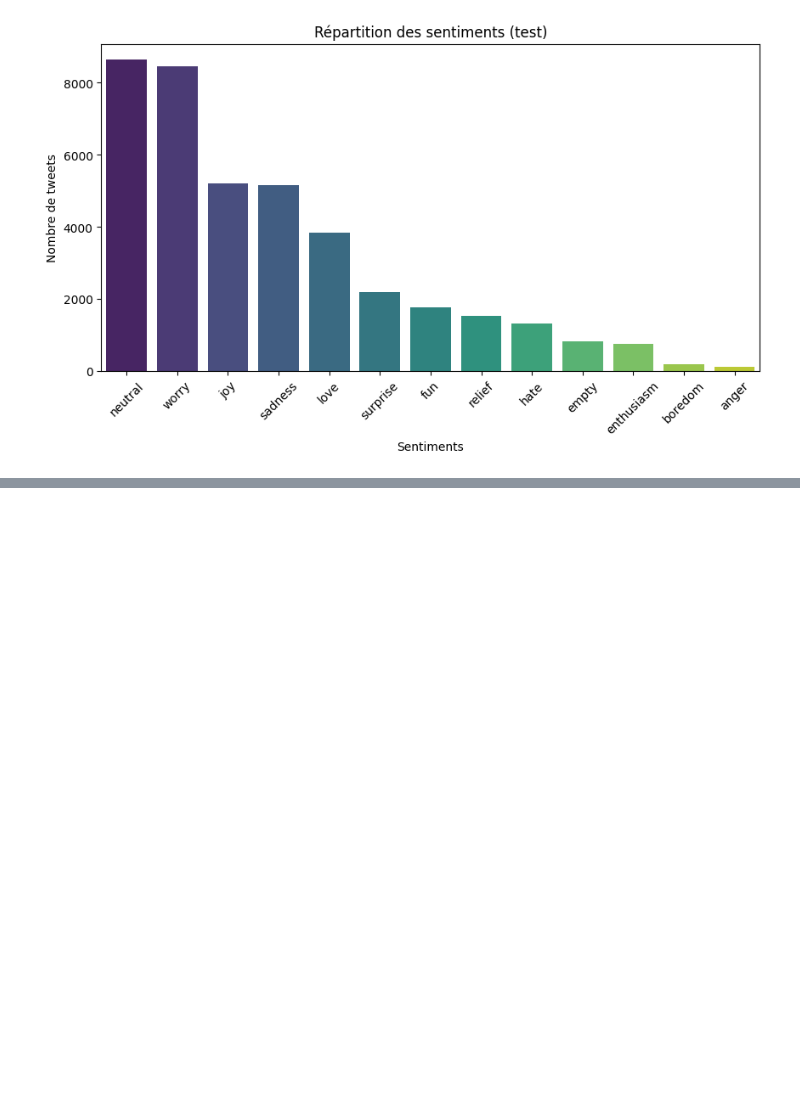
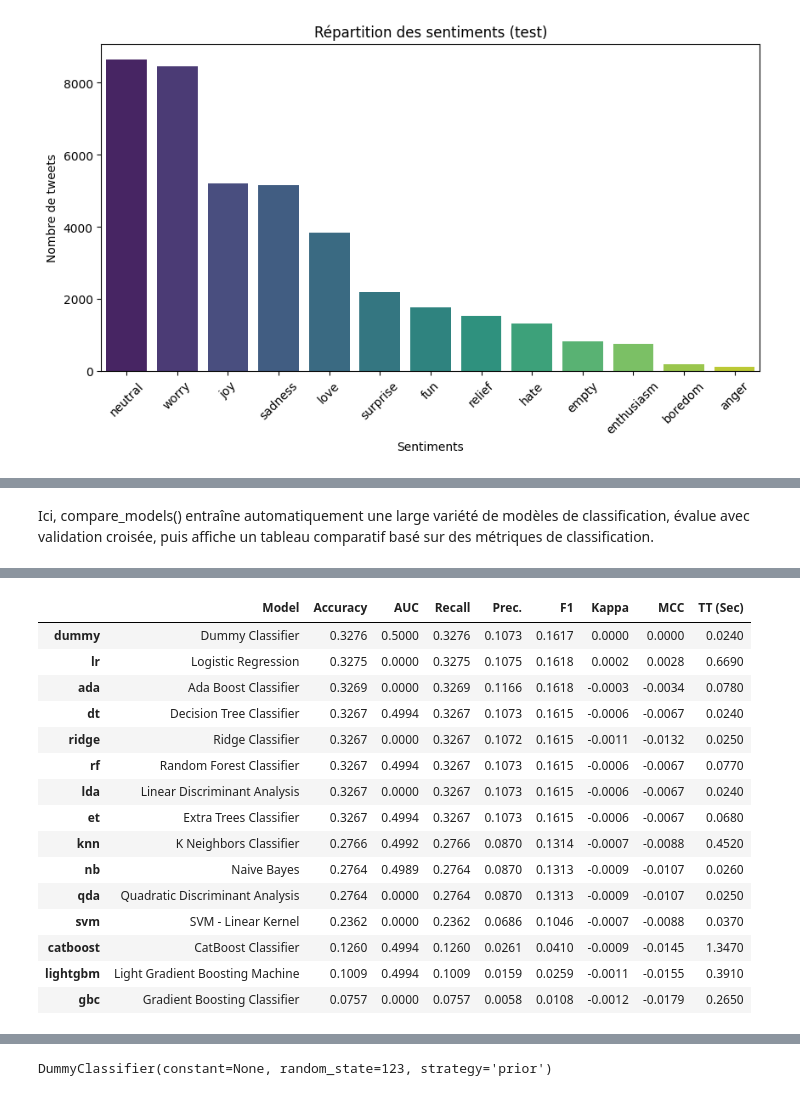
Before and after one commit to antonella-giovannetti/ml-in-the-clouds, a Jupyter notebook: EDA.ipynb, the cells around one changed output, grey strips where cells are left out. Drawn from its saved outputs; the diff is of its cells as text; code cells hidden in the pictures; blank space fills up the shorter version.

```diff
--- a/EDA.ipynb
+++ b/EDA.ipynb
@@ -212,0 +262,6 @@ plot_wordcloud_global(test, text_col='content', dataset_name='test')
+# %% [markdown]
+Ici, compare_models() entraîne automatiquement une large variété de modèles de classification, évalue avec validation croisée, puis affiche un tableau comparatif basé sur des métriques de classification.
+# %%
+best_model = compare_models()
+print(best_model)
+# %% [output]
@@ -212,0 +269,16 @@ plot_wordcloud_global(test, text_col='content', dataset_name='test')
+|  | Model | Accuracy | AUC | Recall | Prec. | F1 | Kappa | MCC | TT (Sec) |
+| dummy | Dummy Classifier | 0.3276 | 0.5000 | 0.3276 | 0.1073 | 0.1617 | 0.0000 | 0.0000 | 0.0240 |
+| lr | Logistic Regression | 0.3275 | 0.0000 | 0.3275 | 0.1075 | 0.1618 | 0.0002 | 0.0028 | 0.6690 |
+| ada | Ada Boost Classifier | 0.3269 | 0.0000 | 0.3269 | 0.1166 | 0.1618 | -0.0003 | -0.0034 | 0.0780 |
+| dt | Decision Tree Classifier | 0.3267 | 0.4994 | 0.3267 | 0.1073 | 0.1615 | -0.0006 | -0.0067 | 0.0240 |
+| ridge | Ridge Classifier | 0.3267 | 0.0000 | 0.3267 | 0.1072 | 0.1615 | -0.0011 | -0.0132 | 0.0250 |
+| rf | Random Forest Classifier | 0.3267 | 0.4994 | 0.3267 | 0.1073 | 0.1615 | -0.0006 | -0.0067 | 0.0770 |
+| lda | Linear Discriminant Analysis | 0.3267 | 0.0000 | 0.3267 | 0.1073 | 0.1615 | -0.0006 | -0.0067 | 0.0240 |
+| et | Extra Trees Classifier | 0.3267 | 0.4994 | 0.3267 | 0.1073 | 0.1615 | -0.0006 | -0.0067 | 0.0680 |
+| knn | K Neighbors Classifier | 0.2766 | 0.4992 | 0.2766 | 0.0870 | 0.1314 | -0.0007 | -0.0088 | 0.4520 |
+| nb | Naive Bayes | 0.2764 | 0.4989 | 0.2764 | 0.0870 | 0.1313 | -0.0009 | -0.0107 | 0.0260 |
+| qda | Quadratic Discriminant Analysis | 0.2764 | 0.0000 | 0.2764 | 0.0870 | 0.1313 | -0.0009 | -0.0107 | 0.0250 |
+| svm | SVM - Linear Kernel | 0.2362 | 0.0000 | 0.2362 | 0.0686 | 0.1046 | -0.0007 | -0.0088 | 0.0370 |
+| catboost | CatBoost Classifier | 0.1260 | 0.4994 | 0.1260 | 0.0261 | 0.0410 | -0.0009 | -0.0145 | 1.3470 |
+| lightgbm | Light Gradient Boosting Machine | 0.1009 | 0.4994 | 0.1009 | 0.0159 | 0.0259 | -0.0011 | -0.0155 | 0.3910 |
+| gbc | Gradient Boosting Classifier | 0.0757 | 0.0000 | 0.0757 | 0.0058 | 0.0108 | -0.0012 | -0.0179 | 0.2650 |
@@ -212,0 +286 @@ plot_wordcloud_global(test, text_col='content', dataset_name='test')
+DummyClassifier(constant=None, random_state=123, strategy='prior')
```
Also changed, not shown: parts of 17 cells of this notebook, 4 other files.
